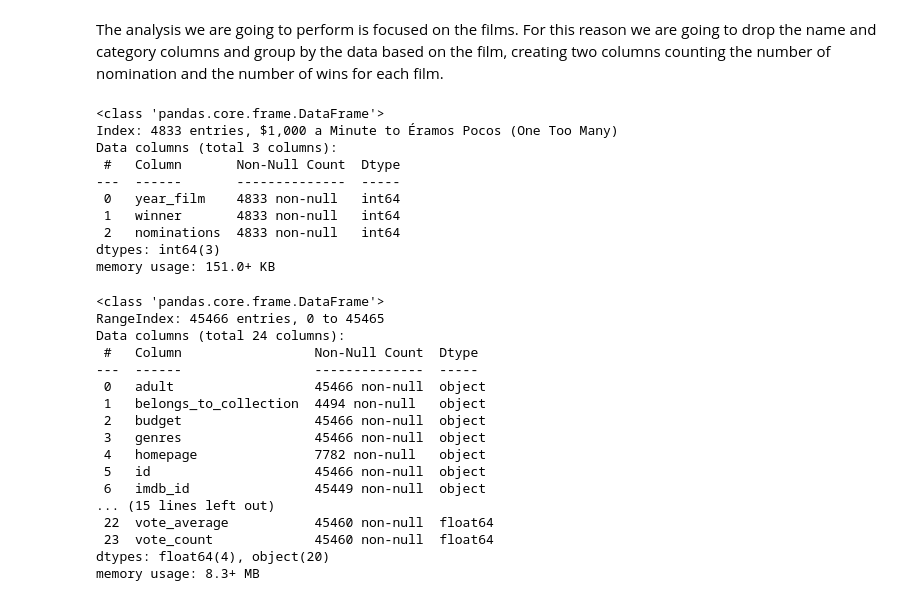
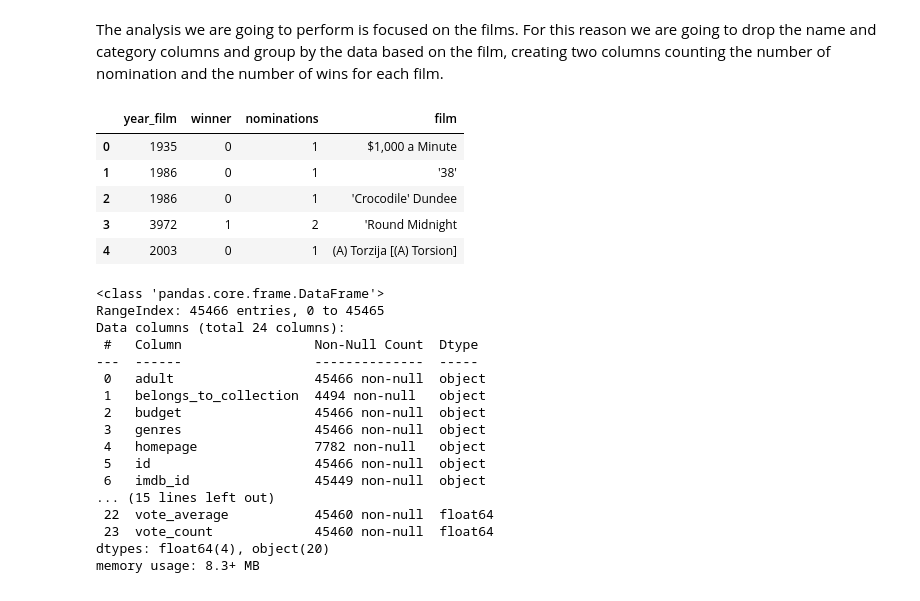
Before and after one commit to matteodales/programming_project, a Jupyter notebook: data_exploration_and_cleaning.ipynb, the cells around one changed output. Drawn from its saved outputs; the diff is of its cells as text; code cells hidden in the pictures.

```diff
--- a/data_exploration_and_cleaning.ipynb
+++ b/data_exploration_and_cleaning.ipynb
@@ -96,19 +96,17 @@ oscar_df['winner'] = oscar_df['winner'].apply(lambda x:int(x))
 oscar_df = oscar_df.groupby('film').sum()
 oscar_df.year_ceremony = oscar_df.year_film/oscar_df.nominations
 oscar_df.year_ceremony = oscar_df.year_film.apply(lambda x:int(x))
+oscar_df['film'] = oscar_df.index
+oscar_df = oscar_df.set_index(pd.Series(range(len(oscar_df.film))))
 # %%
-oscar_df.info()
+oscar_df.head()
 # %% [output]
-<class 'pandas.core.frame.DataFrame'>
-Index: 4833 entries, $1,000 a Minute to Éramos Pocos (One Too Many)
-Data columns (total 3 columns):
- #   Column       Non-Null Count  Dtype
----  ------       --------------  -----
- 0   year_film    4833 non-null   int64
- 1   winner       4833 non-null   int64
- 2   nominations  4833 non-null   int64
-dtypes: int64(3)
-memory usage: 151.0+ KB
+|  | year_film | winner | nominations | film |
+| 0 | 1935 | 0 | 1 | $1,000 a Minute |
+| 1 | 1986 | 0 | 1 | '38' |
+| 2 | 1986 | 0 | 1 | 'Crocodile' Dundee |
+| 3 | 3972 | 1 | 2 | 'Round Midnight |
+| 4 | 2003 | 0 | 1 | (A) Torzija [(A) Torsion] |
 # %%
 metadata_df.info()
 # %% [output]
```
Also changed, not shown: parts of 7 cells of this notebook.
